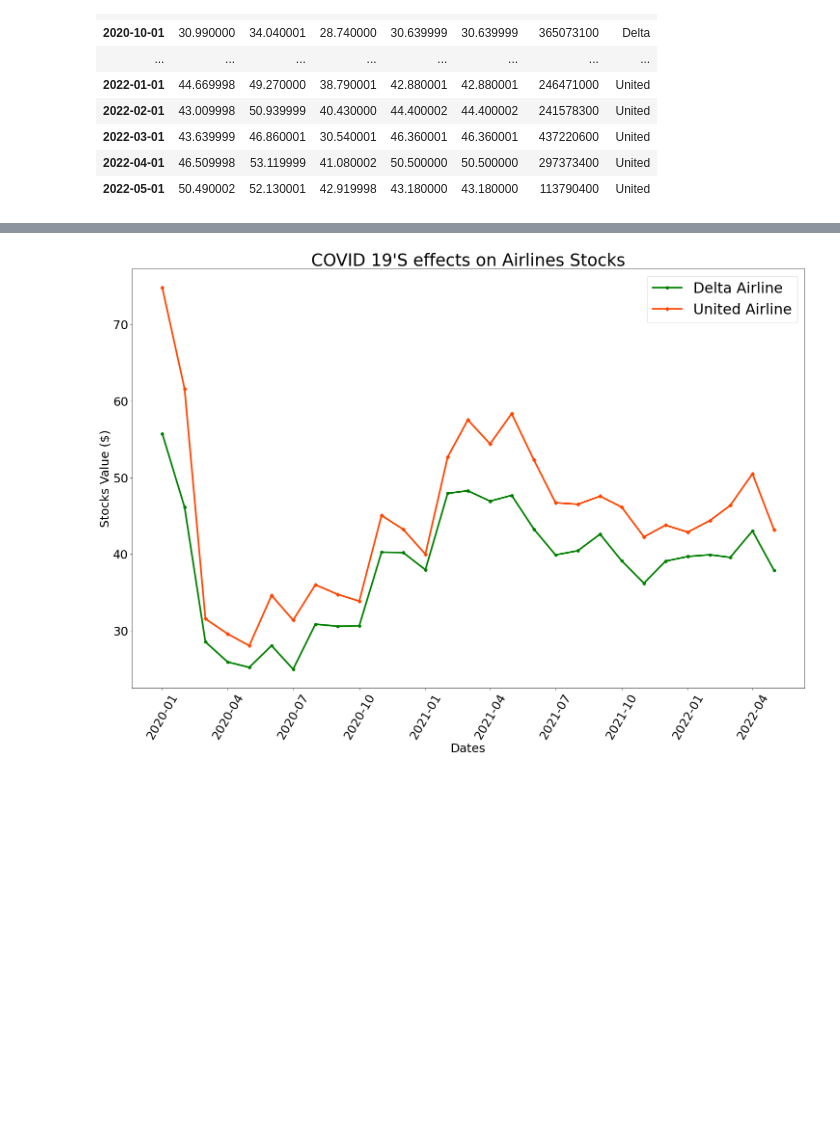
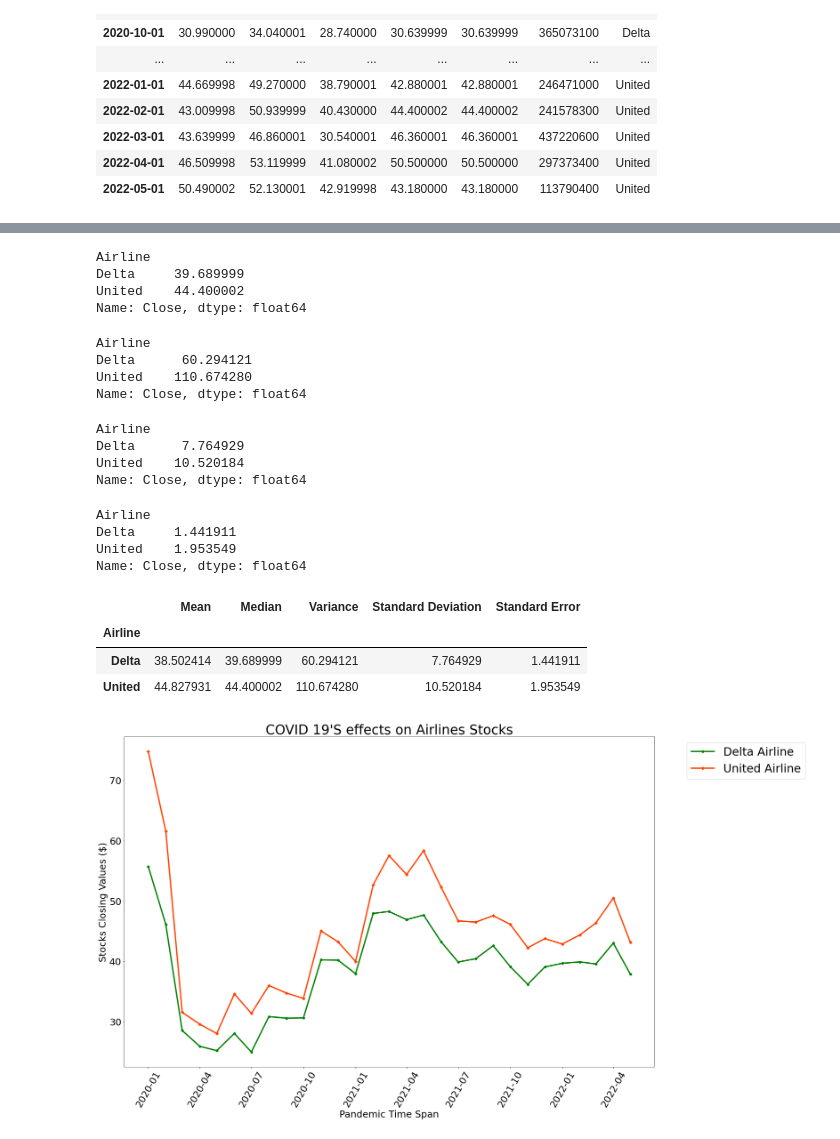
Before and after one commit to ErinBuday/COVID_19_Economic_Impacts, a Jupyter notebook: AirlinesStocksAnalysis.ipynb, the cells around one changed output, grey strips where cells are left out. Saved outputs shown, nothing was run; the diff lists cells and outputs as text; code cells hidden in the pictures; blank space fills up the shorter version.

```diff
--- a/AirlinesStocksAnalysis.ipynb
+++ b/AirlinesStocksAnalysis.ipynb
@@ -6,8 +6,8 @@ import scipy.stats as st
 import seaborn as sns
 
 #Files to Load
-delta_airline_data_load = "Project1_Data/DAL.csv"
-united_airline_data_load = "Project1_Data/UAL.csv"
+delta_airline_data_load = "Airlines_Data/DAL.csv"
+united_airline_data_load = "Airlines_Data/UAL.csv"
 
 #Read Delta and United Airline Data Files and store into Pandas DataFrames
 delta_airline_df = pd.read_csv(delta_airline_data_load)
@@ -159,16 +114,61 @@ summary_table_df
+# %%
+median_df = Airlines_Stocks_df.groupby("Airline").median()["Close"]
+median_df
+# %% [output]
+Airline
+Delta     39.689999
+United    44.400002
+Name: Close, dtype: float64
+# %%
+variance_df = Airlines_Stocks_df.groupby("Airline").var()["Close"]
+variance_df
+# %% [output]
+Airline
+Delta      60.294121
+United    110.674280
+Name: Close, dtype: float64
+# %%
+standard_deviation_df = Airlines_Stocks_df.groupby("Airline").std()["Close"]
+standard_deviation_df
+# %% [output]
+Airline
+Delta      7.764929
+United    10.520184
+Name: Close, dtype: float64
+# %%
+standard_error_df = Airlines_Stocks_df.groupby("Airline").sem()["Close"]
+standard_error_df
+# %% [output]
+Airline
+Delta     1.441911
+United    1.953549
+Name: Close, dtype: float64
+# %%
+summary_table_df = pd.DataFrame({"Mean":mean_df,
+                           "Median":median_df,
+                           "Variance": variance_df,
+                           "Standard Deviation":standard_deviation_df,
+                           "Standard Error": standard_error_df
+                          })
+summary_table_df
+# %% [output]
+|  | Mean | Median | Variance | Standard Deviation | Standard Error |
+| Airline |  |  |  |  |  |
+| Delta | 38.502414 | 39.689999 | 60.294121 | 7.764929 | 1.441911 |
+| United | 44.827931 | 44.400002 | 110.674280 | 10.520184 | 1.953549 |
 # %%
 # Plot a simple line chart
 fig, ax = plt.subplots(figsize=[25, 16])
 ax.plot(delta_airline_df['Date'], delta_airline_df['Close'], marker = 'o', linewidth=3.5, color='g', label='Delta Airline')
 ax.plot(delta_airline_df['Date'], united_airline_df['Close'], marker = 'D', linewidth=3.5, color='orangered', label='United Airline')
 
 plt.xticks(rotation=60, fontsize=25)
 plt.yticks(fontsize=25)
-ax.set_xlabel('Dates', fontsize=25)
-ax.set_ylabel('Stocks Value ($)', fontsize=25)
+ax.set_xlabel('Pandemic Time Span', fontsize=25)
+ax.set_ylabel('Stocks Closing Values ($)', fontsize=25)
 ax.set_title("COVID 19'S effects on Airlines Stocks", fontsize=35)
 
-plt.legend(fontsize=30)
+plt.legend(fontsize=30, bbox_to_anchor=(1.05, 1.0), loc='upper left')
 plt.show()
 # %% [output]
-[figure, old version]
+[figure, new version]
```
Also changed, not shown: parts of 7 cells of this notebook.
